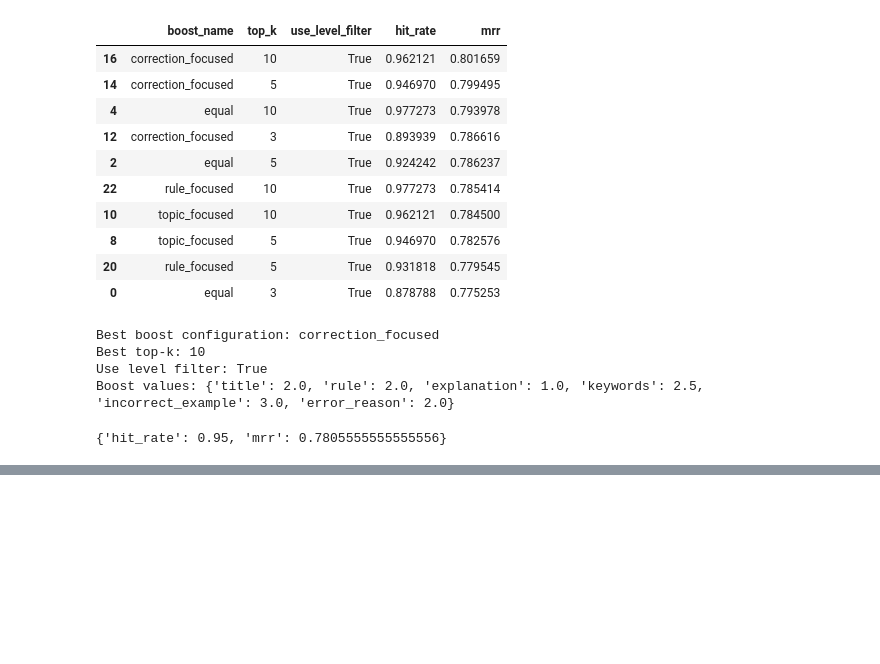
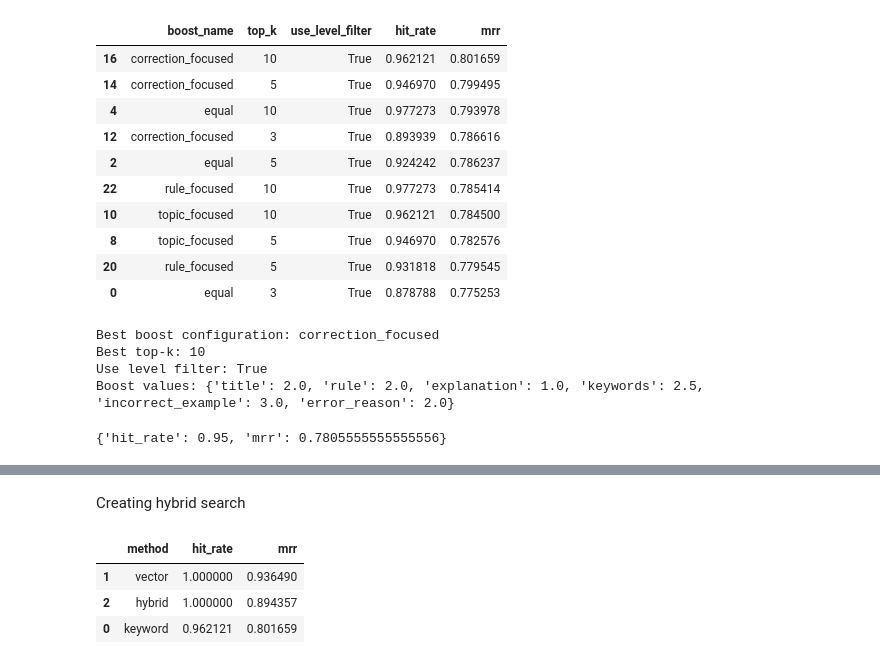
Before and after one commit to NiaNwe/Grammar-Tutor, a Jupyter notebook: code.ipynb, the cells around one changed output, grey strips where cells are left out. Saved outputs shown, nothing was run; the diff lists cells and outputs as text; code cells hidden in the pictures; blank space fills up the shorter version.

Commit message:
Compare keyword vector and hybrid retrieval

```diff
--- a/code.ipynb
+++ b/code.ipynb
@@ -808,0 +963,22 @@ df_retrieval_experiments.to_csv(
+# %%
+def vector_search_for_evaluation(
+    record,
+    num_results=5,
+    use_level_filter=True,
+):
+    query_vector = question_vector_lookup[
+        record["question"]
+    ]
+
+    filter_dict = {}
+
+    if use_level_filter:
+        filter_dict["level"] = record["level"]
+
+    return vector_index.search(
+        query_vector,
+        filter_dict=filter_dict,
+        num_results=num_results,
+    )
+# %% [markdown]
+Creating hybrid search
@@ -808,0 +1064,51 @@ df_retrieval_experiments.to_csv(
+# %%
+retrieval_method_results = []
+
+for method_name, search_function in [
+    (
+        "keyword",
+        final_keyword_search,
+    ),
+    (
+        "vector",
+        lambda record: vector_search_for_evaluation(
+            record,
+            num_results=best_top_k,
+            use_level_filter=best_use_level_filter,
+        ),
+    ),
+    (
+        "hybrid",
+        lambda record: hybrid_search_for_evaluation(
+            record,
+            num_results=best_top_k,
+        ),
+    ),
+]:
+    scores = evaluate_retrieval(
+        validation_records,
+        search_function,
+    )
+
+    retrieval_method_results.append(
+        {
+            "method": method_name,
+            "hit_rate": scores["hit_rate"],
+            "mrr": scores["mrr"],
+        }
+    )
+
+
+df_method_results = pd.DataFrame(
+    retrieval_method_results
+)
+
+df_method_results.sort_values(
+    "mrr",
+    ascending=False,
+)
+# %% [output]
+|  | method | hit_rate | mrr |
+| 1 | vector | 1.000000 | 0.936490 |
+| 2 | hybrid | 1.000000 | 0.894357 |
+| 0 | keyword | 0.962121 | 0.801659 |
```
Also changed, not shown: parts of 14 cells of this notebook, 3 other files.
